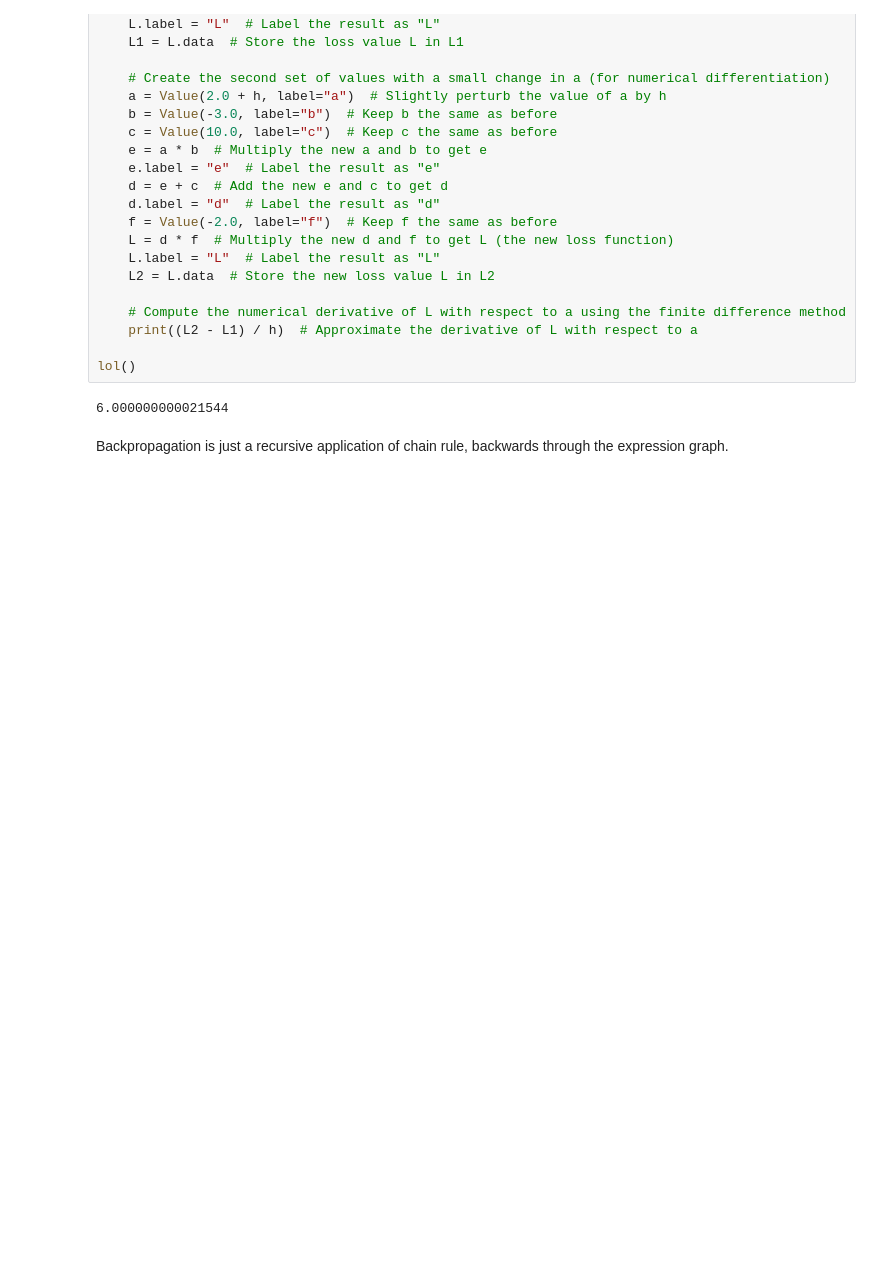
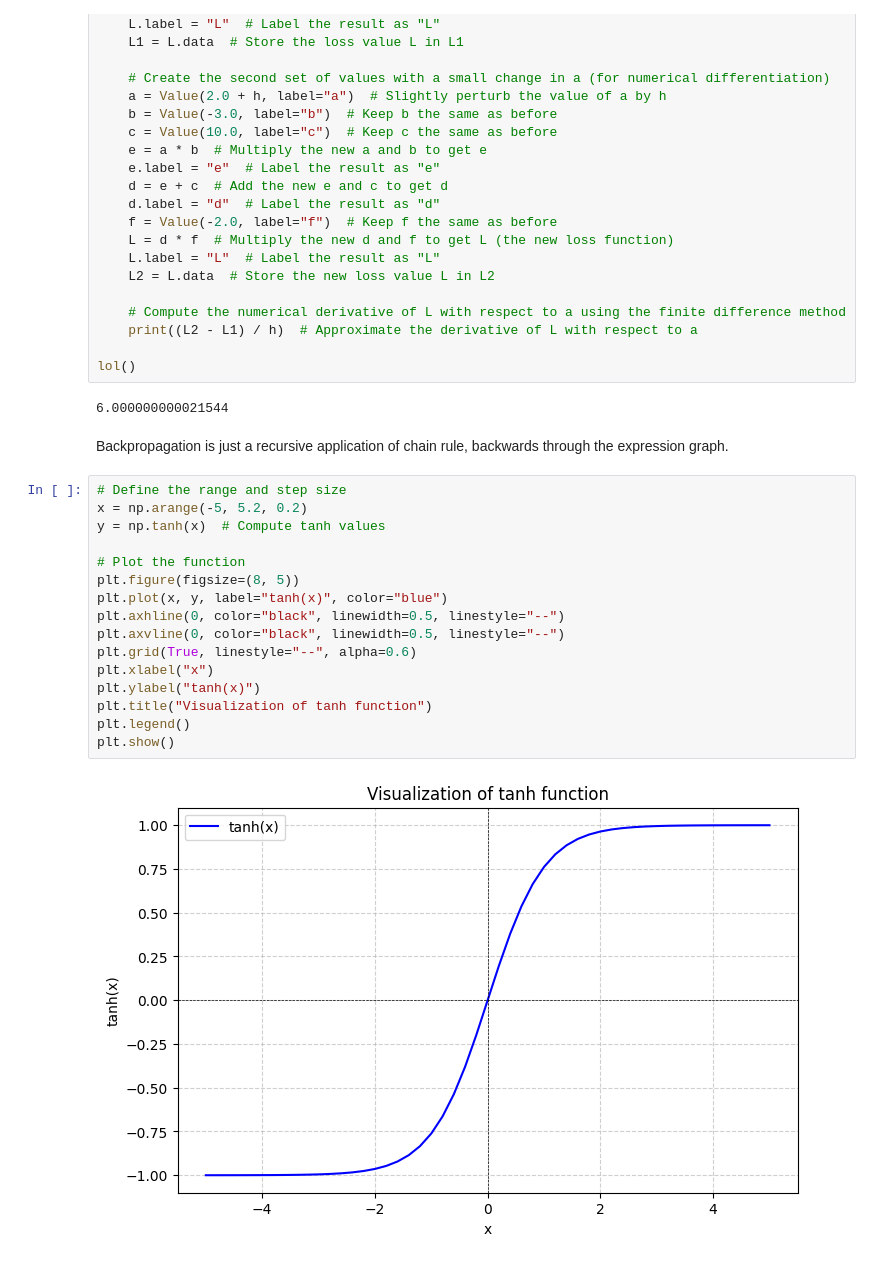
Before and after one commit to judicialartificialintelligencelab/Alfred, a Jupyter notebook: services/llm/training/scripts/micrograd/micrograd.ipynb, the cells around one changed output. Cells and saved outputs as stored; diff of their text form; blank space fills up the shorter version.

```diff
--- a/services/llm/training/scripts/micrograd/micrograd.ipynb
+++ b/services/llm/training/scripts/micrograd/micrograd.ipynb
@@ -425,3 +446,21 @@ lol()
 6.000000000021544
 # %% [markdown]
 Backpropagation is just a recursive application of chain rule, backwards through the expression graph.
+# %%
+# Define the range and step size
+x = np.arange(-5, 5.2, 0.2)
+y = np.tanh(x)  # Compute tanh values
+
+# Plot the function
+plt.figure(figsize=(8, 5))
+plt.plot(x, y, label="tanh(x)", color="blue")
+plt.axhline(0, color="black", linewidth=0.5, linestyle="--")
+plt.axvline(0, color="black", linewidth=0.5, linestyle="--")
+plt.grid(True, linestyle="--", alpha=0.6)
+plt.xlabel("x")
+plt.ylabel("tanh(x)")
+plt.title("Visualization of tanh function")
+plt.legend()
+plt.show()
+# %% [output]
+[figure, added]
```
Also changed, not shown: parts of 5 cells of this notebook, 1 other file.
